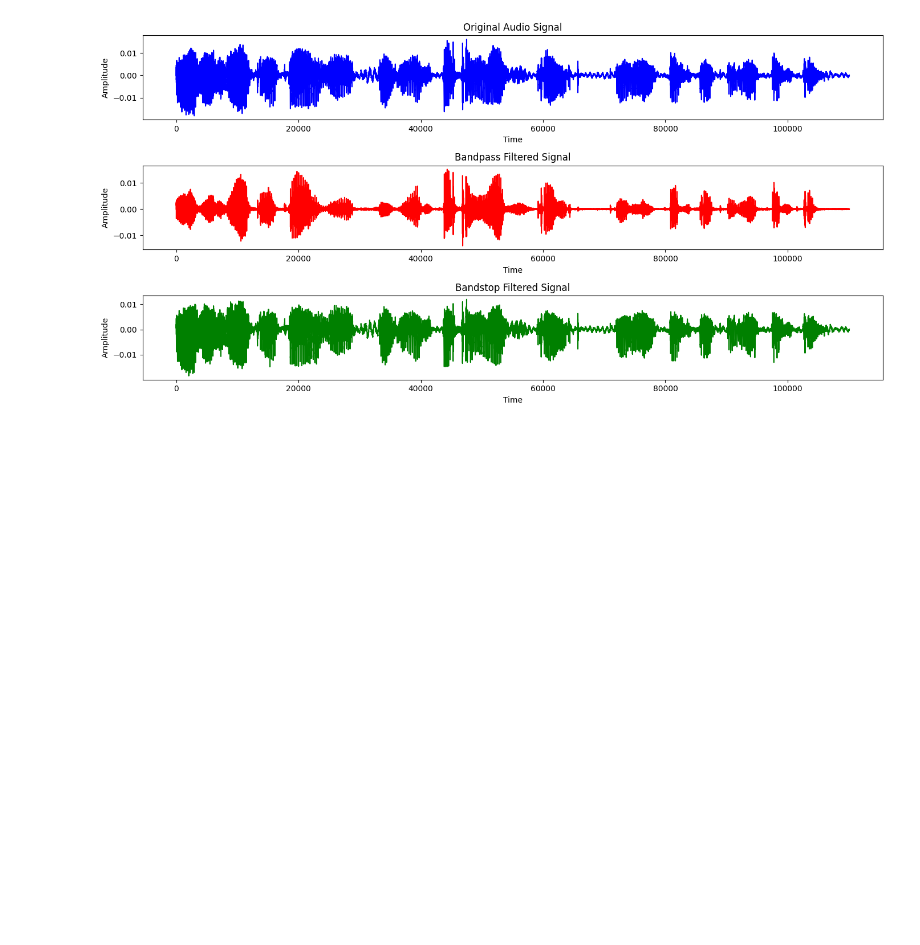
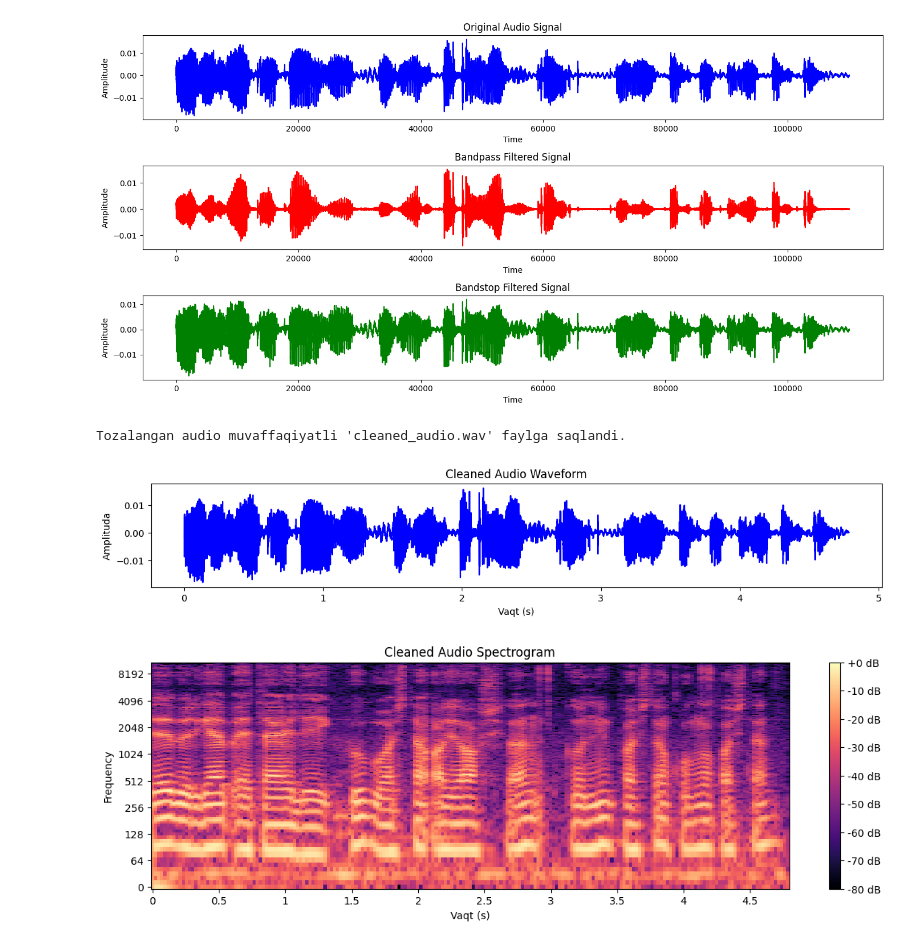
Before and after one commit to Abdurahmon086/ML--Machine-learning-, a Jupyter notebook: audio/mainAll.ipynb, the cells around one changed output. Drawn from its saved outputs; the diff is of its cells as text; code cells hidden in the pictures; blank space fills up the shorter version.

Commit message:
audio shum cleaner

```diff
--- a/audio/mainAll.ipynb
+++ b/audio/mainAll.ipynb
@@ -274,3 +251,63 @@ plt.tight_layout()
 plt.show()
 # %% [output]
 [figure]
+# %%
+import librosa
+import numpy as np
+import pandas as pd
+import matplotlib.pyplot as plt
+from IPython.display import Audio
+from scipy.io.wavfile import write
+
+def remove_noise(audio_file, top_db=20):
+    # Audio faylni yuklash
+    y, sr = librosa.load(audio_file)
+
+    # Ovozning shoqindan tozalash miqdori (decibels)
+    noisiness = librosa.effects.split(y, top_db=top_db)
+
+    # Tozalangan ovozni eshitish
+    clean_audio = librosa.effects.remix(y, intervals=noisiness)
+
+    return clean_audio, sr
+
+def plot_audio_waveform(audio, sr, title="Audio Waveform"):
+    # Audio signalni tasvirlash
+    plt.figure(figsize=(14, 2))
+    plt.plot(np.arange(len(audio)) / sr, audio, color='blue')
+    plt.title(title)
+    plt.xlabel('Vaqt (s)')
+    plt.ylabel('Amplituda')
+    plt.show()
+
+def plot_spectrogram(audio, sr, title="Spectrogram"):
+    # Spectrogramni hisoblash
+    S = np.abs(librosa.stft(audio))
+    spectrogram = librosa.amplitude_to_db(S, ref=np.max)
+
+    # Spectrogramni tasvirlash
+    plt.figure(figsize=(14, 4))
+    librosa.display.specshow(spectrogram, sr=sr, x_axis='time', y_axis='log')
+    plt.colorbar(format='%+2.0f dB')
+    plt.title(title)
+    plt.xlabel('Vaqt (s)')
+    plt.ylabel('Frequency')
+    plt.show()
+
+# Test
+audio_file = "recorded_audio.wav"
+clean_audio, sr = remove_noise(audio_file)
+def save_audio(audio, sr, filename):
+    write(filename, sr, audio)
+
+# Test
+output_filename = "cleaned_audio.wav"
+save_audio(clean_audio, sr, output_filename)
+print(f"Tozalangan audio muvaffaqiyatli '{output_filename}' faylga saqlandi.")
+
+plot_audio_waveform(clean_audio, sr, title="Cleaned Audio Waveform")
+plot_spectrogram(clean_audio, sr, title="Cleaned Audio Spectrogram")
+# %% [output]
+Tozalangan audio muvaffaqiyatli 'cleaned_audio.wav' faylga saqlandi.
+[figure, added]
+[figure, added]
```
Also changed, not shown: parts of 2 cells of this notebook, 1 other file.
